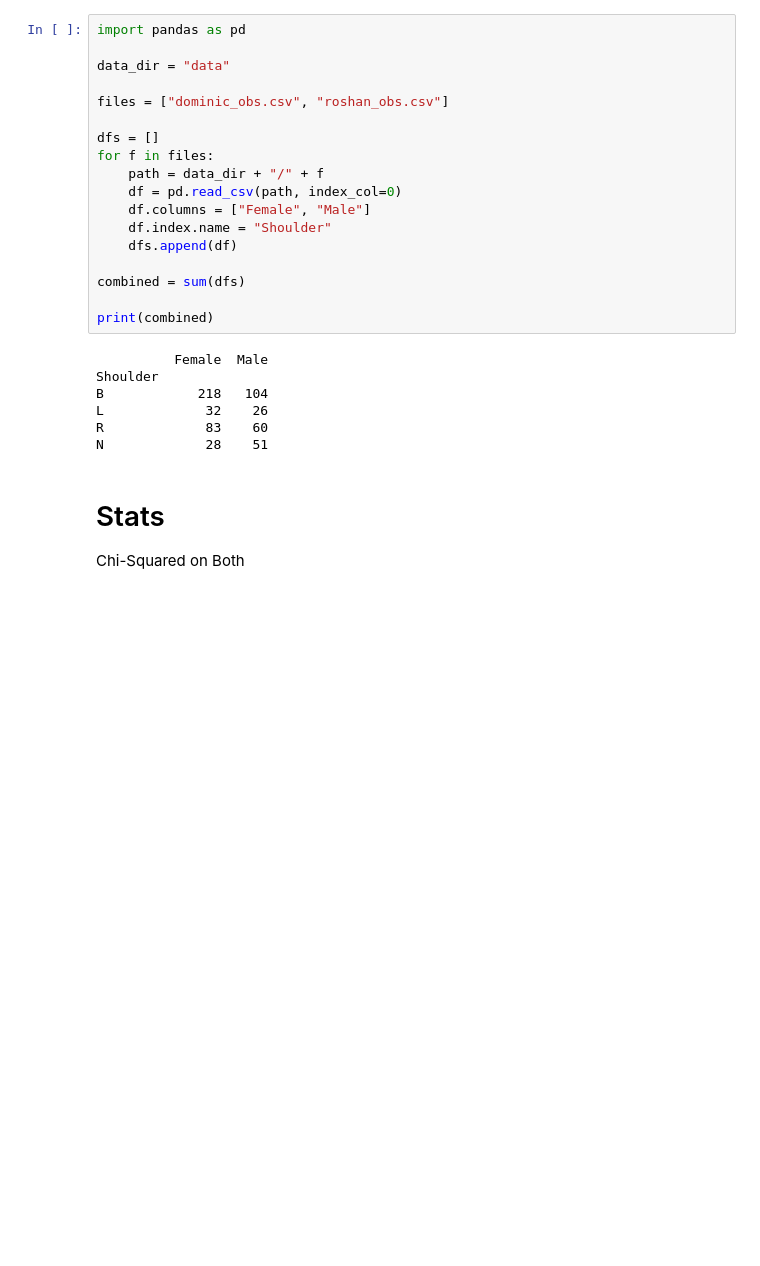
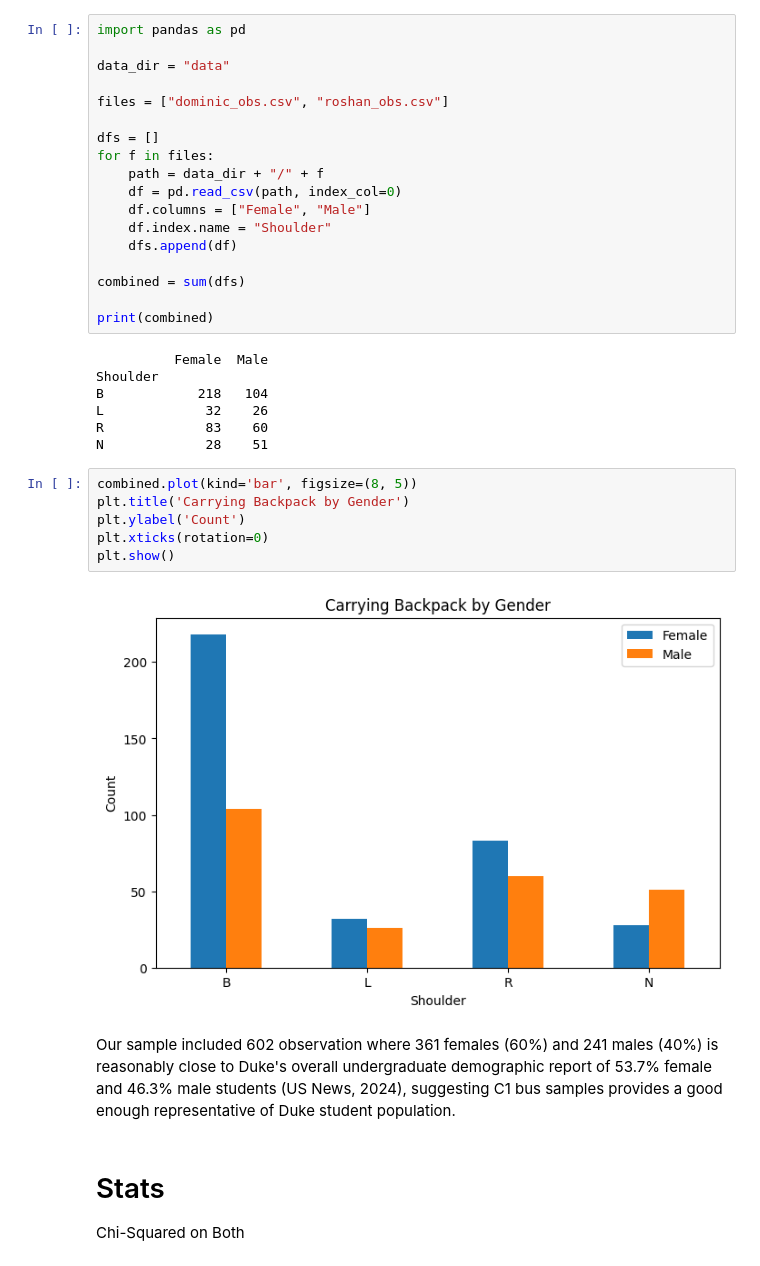
Before and after one commit to DominicTanzillo/510_Statistics, a Jupyter notebook: Freshman_Backpacks.ipynb, the cells around one changed output. Cells and saved outputs as stored; diff of their text form; blank space fills up the shorter version.

Commit message:
Grouped bar chart added. Also markdown explaining data

```diff
--- a/Freshman_Backpacks.ipynb
+++ b/Freshman_Backpacks.ipynb
@@ -106,6 +106,16 @@ B            218   104
 L             32    26
 R             83    60
 N             28    51
+# %%
+combined.plot(kind='bar', figsize=(8, 5))
+plt.title('Carrying Backpack by Gender')
+plt.ylabel('Count')
+plt.xticks(rotation=0)
+plt.show()
+# %% [output]
+[figure, added]
+# %% [markdown]
+Our sample included 602 observation where 361 females (60%) and 241 males (40%) is reasonably close to Duke's overall undergraduate demographic report of 53.7% female and 46.3% male students (US News, 2024), suggesting C1 bus samples provides a good enough representative of Duke student population.
 # %% [markdown]
 # Stats
 
```
